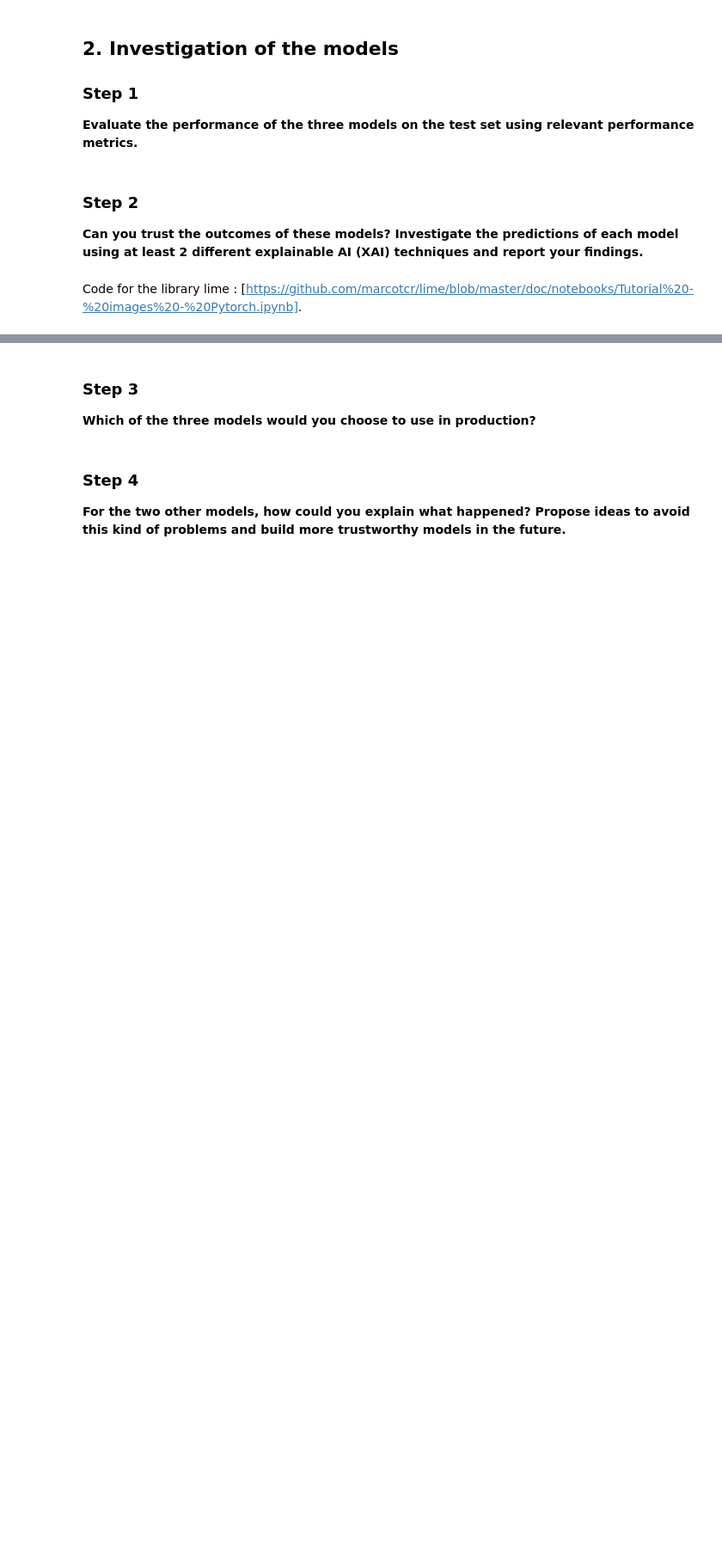
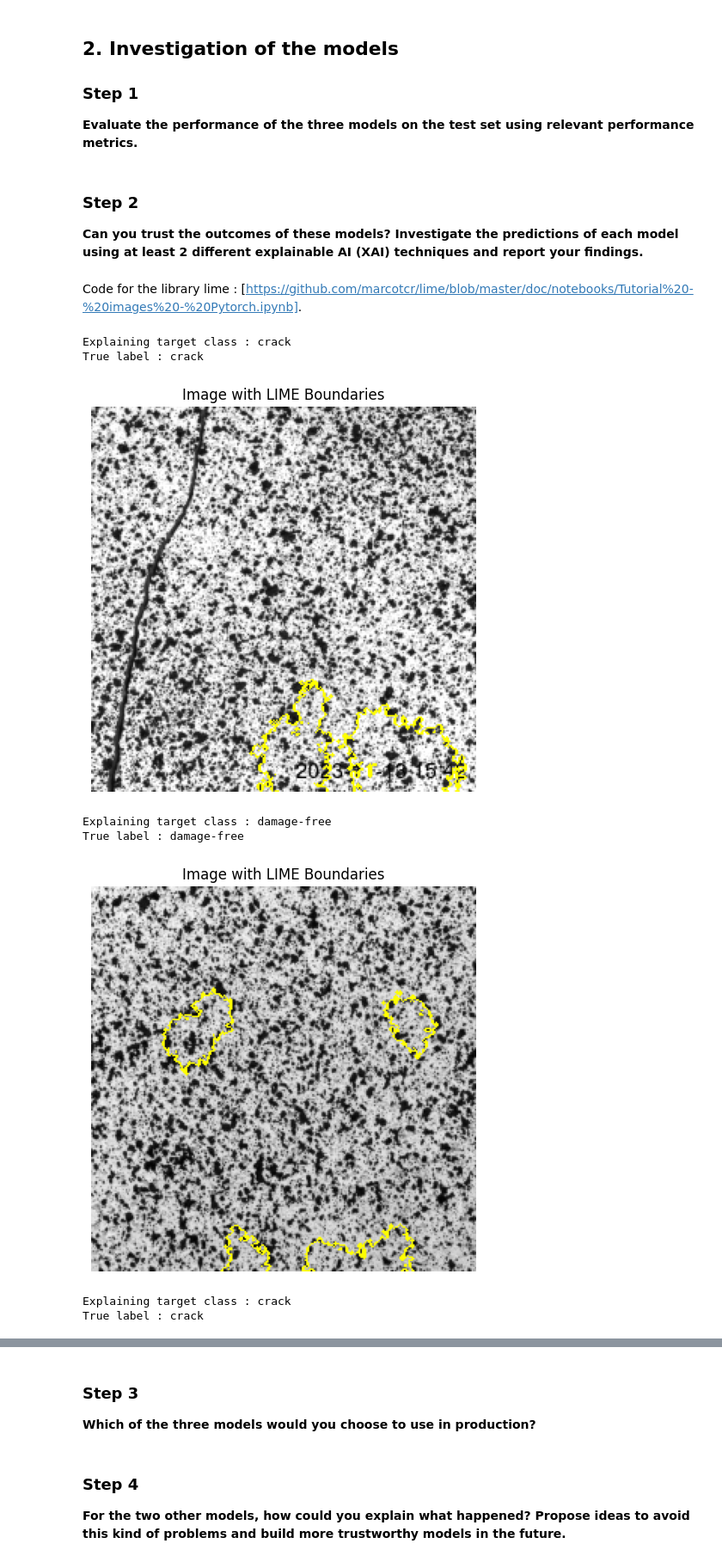
Before and after one commit to mmagnin-hub/CIVIL426_5, a Jupyter notebook: Exercise_XAI_2024.ipynb, the cells around one changed output, grey strips where cells are left out. Shown at 86% size. Cells and saved outputs as stored; diff of their text form; code cells hidden in the pictures; blank space fills up the shorter version.

Commit message:
LIME works perfectly

```diff
--- a/Exercise_XAI_2024.ipynb
+++ b/Exercise_XAI_2024.ipynb
@@ -530,8 +530,8 @@ def evaluate_model(model, loader, device):
 
     # Compute metrics
     accuracy = accuracy_score(y_true, y_pred)
-    precision = precision_score(y_true, y_pred, average='binary')
-    recall = recall_score(y_true, y_pred, average='binary')
+    precision = precision_score(y_true, y_pred)
+    recall = recall_score(y_true, y_pred)
 
     return accuracy, precision, recall
 
@@ -642,6 +642,18 @@ def plot_LIME(model, img_index, num_samples = 1000):
     plt.show()
 # %%
 # plot_LIME(model_{A,B,C}, img_index = [0,308], num_samples)
-plot_LIME(model_A, 50, 100)
-plot_LIME(model_B, 50, 100)
-plot_LIME(model_C, 50, 100)
+plot_LIME(model_A, 25, 10)#500)
+plot_LIME(model_A, 150, 10)#500)
+plot_LIME(model_B, 25, 10)#500)
+plot_LIME(model_B, 150, 10)#500)
+plot_LIME(model_C, 25, 10)#500)
+plot_LIME(model_C, 150, 10)#500)
+# %% [output]
+Explaining target class : crack
+True label : crack
+[figure, added]
+Explaining target class : damage-free
+True label : damage-free
+[figure, added]
+Explaining target class : crack
+True label : crack
```
Also changed, not shown: parts of 1 cell of this notebook.
